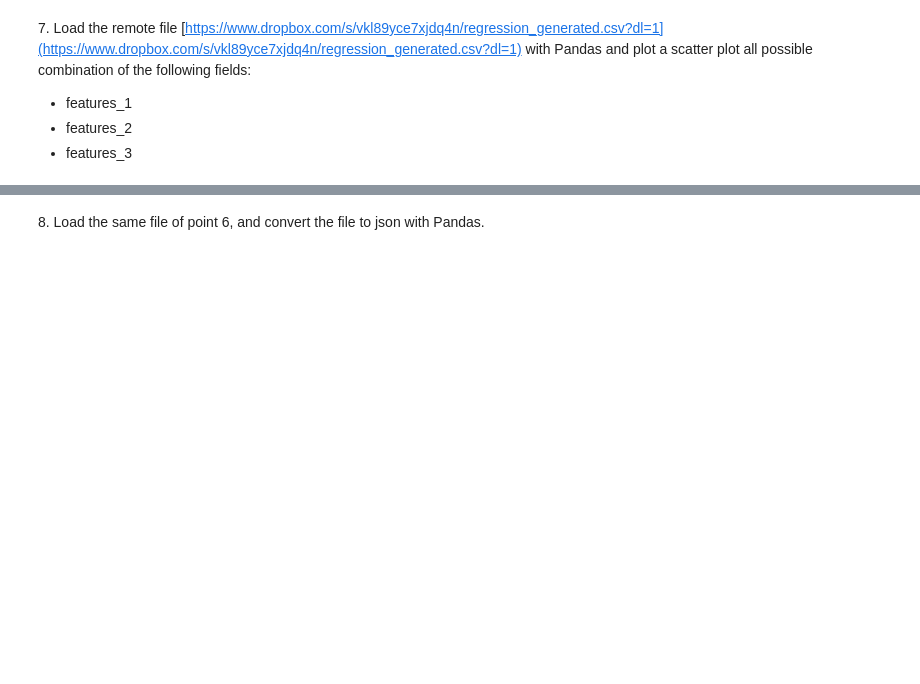
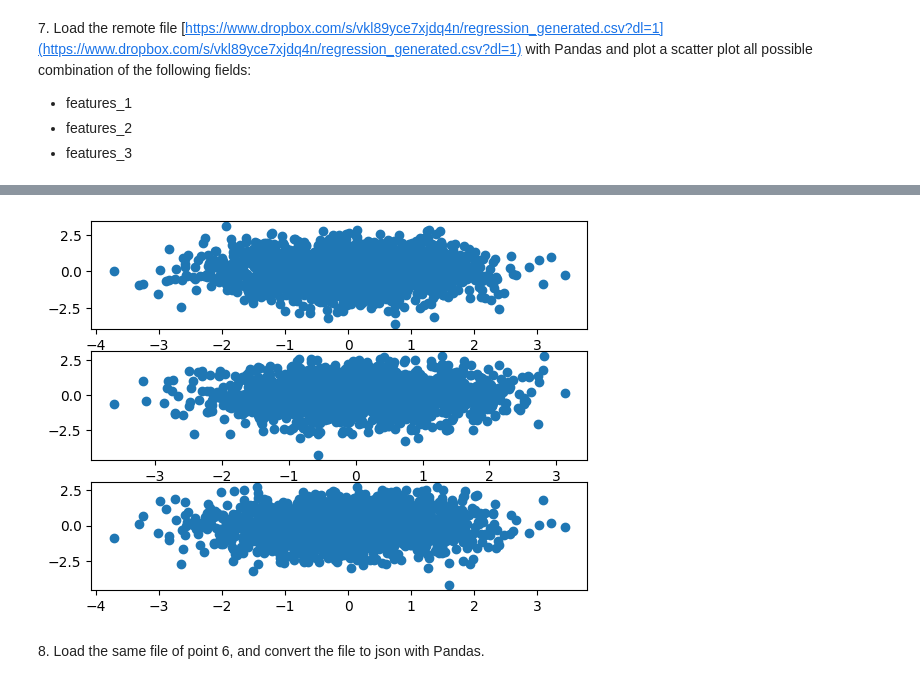
Before and after one commit to edoardo-damore/LaboratoryOfComputationalPhysics_Y7, a Jupyter notebook: 05ex_OSEMN.ipynb, the cells around one changed output, grey strips where cells are left out. Drawn from its saved outputs; the diff is of its cells as text; code cells hidden in the pictures; blank space fills up the shorter version.

```diff
--- a/05ex_OSEMN.ipynb
+++ b/05ex_OSEMN.ipynb
@@ -47,3 +100,7 @@ Each character is composed by 6 bit (even the space) and the last 4 bit are just
   + features_1
   + features_2
   + features_3
+# %%
+url_reg = "https://www.dropbox.com/s/vkl89yce7xjdq4n/regression_generated.csv?dl=1"
+regression_generated = pd.read_csv(url_reg)
+regression_generated
@@ -50,2 +121,12 @@ Each character is composed by 6 bit (even the space) and the last 4 bit are just
+# %%
+fig, axs = plt.subplots(nrows=3)
+
+axs[0].scatter(regression_generated["features_1"], regression_generated["features_2"])
+axs[1].scatter(regression_generated["features_2"], regression_generated["features_3"])
+axs[2].scatter(regression_generated["features_1"], regression_generated["features_3"])
+
+plt.show()
+# %% [output]
+[figure, added]
 # %% [markdown]
 8\. Load the same file of point 6, and convert the file to json with Pandas.
```
Also changed, not shown: parts of 8 cells of this notebook, 2 other files.
